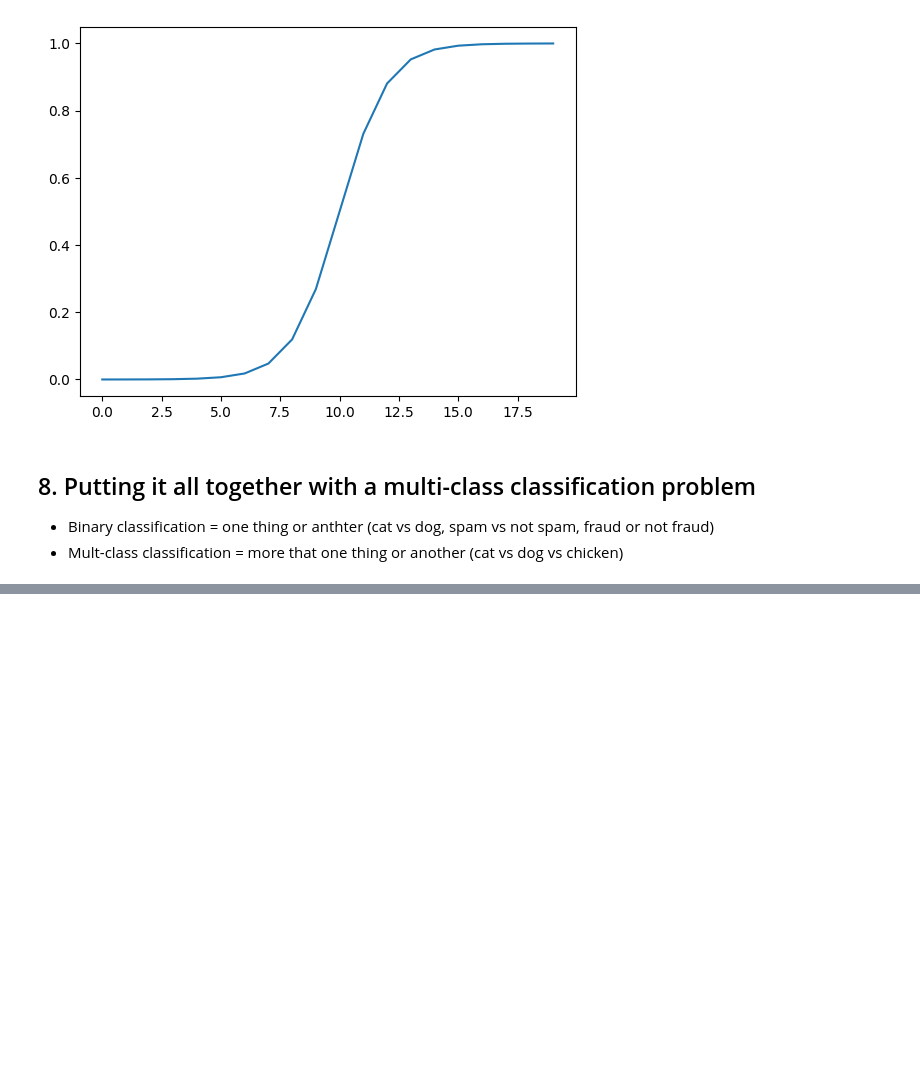
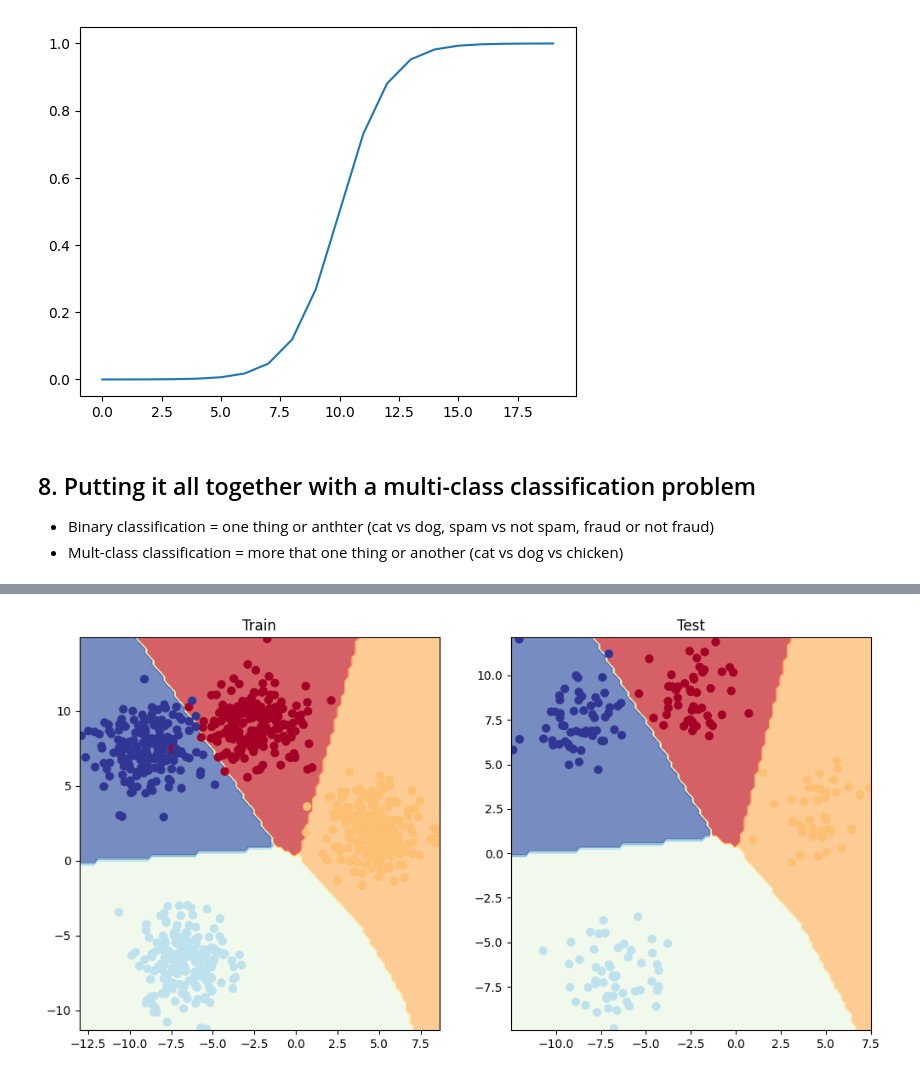
Before and after one commit to soloeinsteinmit/SophiaDL, a Jupyter notebook: notebooks/02_pytorch_classification.ipynb, the cells around one changed output, grey strips where cells are left out. Saved outputs shown, nothing was run; the diff lists cells and outputs as text; code cells hidden in the pictures; blank space fills up the shorter version.

```diff
--- a/notebooks/02_pytorch_classification.ipynb
+++ b/notebooks/02_pytorch_classification.ipynb
@@ -1031,0 +1147,9 @@ plt.plot(sigmod(A))
+# %%
+# create a loss function for multi-class classification
+blob_loss_fn = nn.CrossEntropyLoss()
+blob_optimizer = torch.optim.SGD(params=model_4.parameters(), lr=0.1)
+# calculate accuracy - out of 100 eg, what percentage does our model get right?
+def accuracy_fn(y_true, y_pred):
+    correct = torch.eq(y_true, y_pred).sum().item()
+    acc = (correct / len(y_pred)) * 100
+    return acc
@@ -1031,0 +1333,13 @@ plt.plot(sigmod(A))
+# %%
+from helper_functions import plot_decision_boundary, plot_predictions
+
+#plot desicion boundaries
+plt.figure(figsize=(12, 6))
+plt.subplot(1, 2, 1)
+plt.title("Train")
+plot_decision_boundary(model_4, X_blob_train, y_blob_train)
+plt.subplot(1, 2, 2)
+plt.title("Test")
+plot_decision_boundary(model_4, X_blob_test, y_blob_test)
+# %% [output]
+[figure, added]
```
Also changed, not shown: parts of 24 cells of this notebook.
